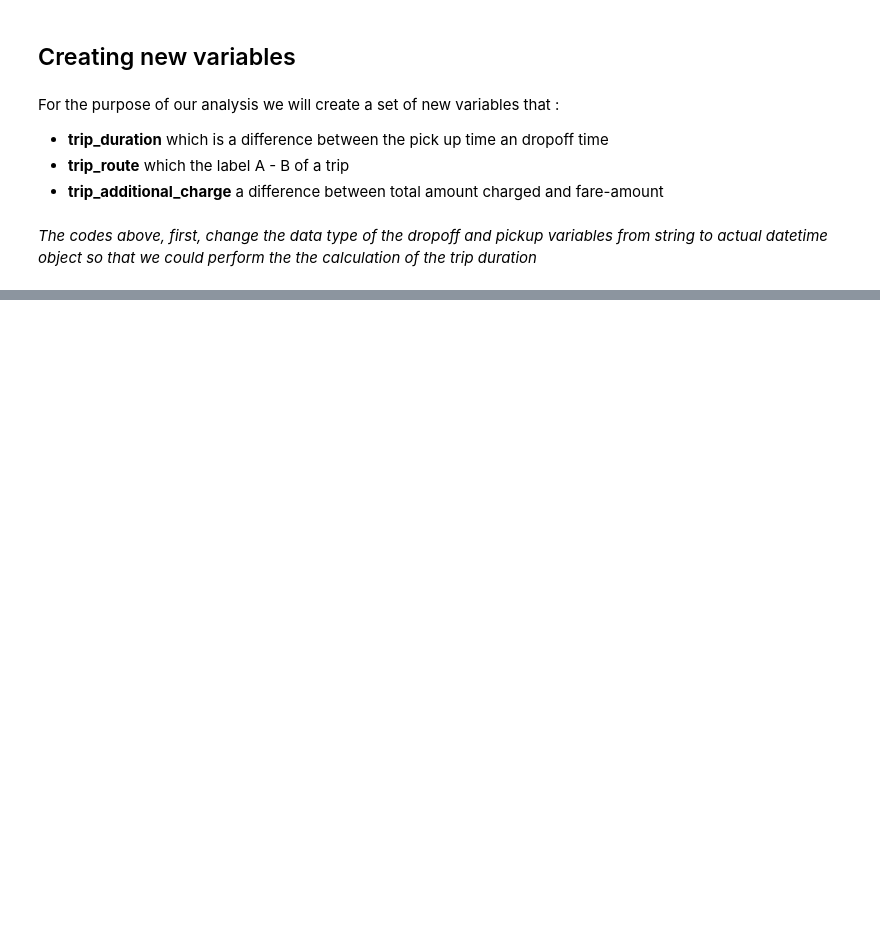
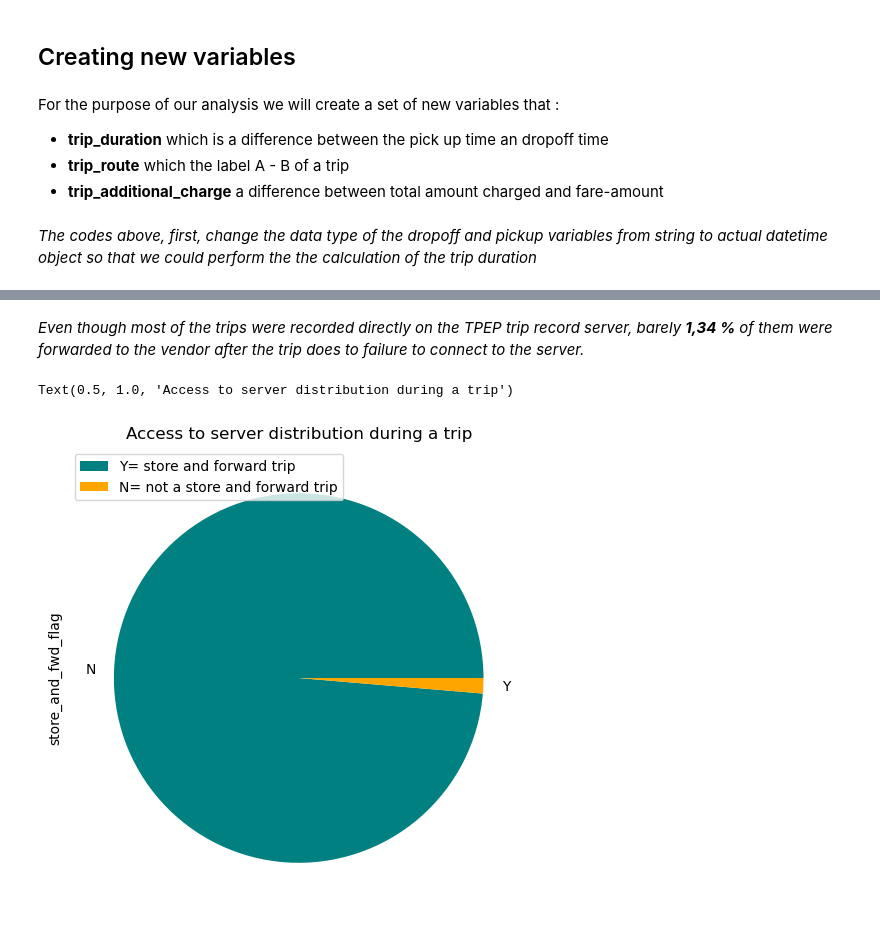
Before and after one commit to deanstanly/Project_Yellow_Taxi, a Jupyter notebook: Yellow_taxi_JN.ipynb, the cells around one changed output, grey strips where cells are left out. Drawn from its saved outputs; the diff is of its cells as text; code cells hidden in the pictures; blank space fills up the shorter version.

```diff
--- a/Yellow_taxi_JN.ipynb
+++ b/Yellow_taxi_JN.ipynb
@@ -169,0 +350,11 @@ Name: store_and_fwd_flag, dtype: int64
+# %% [markdown]
+
+_Even though most of the trips were recorded directly on the TPEP trip record server, barely **1,34 %** of them were forwarded to the vendor after the trip does to failure to connect to the server._
+# %%
+yt['store_and_fwd_flag'].value_counts().plot(kind='pie', figsize=(6,6), colors=['teal', 'orange'])
+labels = ['Y= store and forward trip', 'N= not a store and forward trip']
+plt.legend(labels)
+plt.title("Access to server distribution during a trip")
+# %% [output]
+Text(0.5, 1.0, 'Access to server distribution during a trip')
+[figure, added]
```
Also changed, not shown: parts of 111 cells of this notebook.
